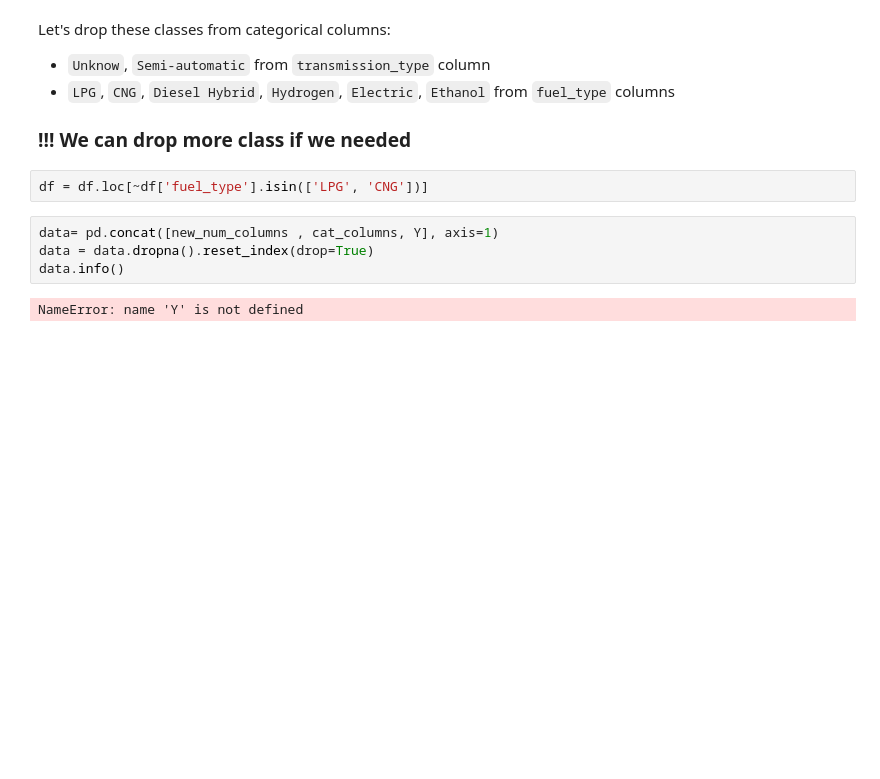
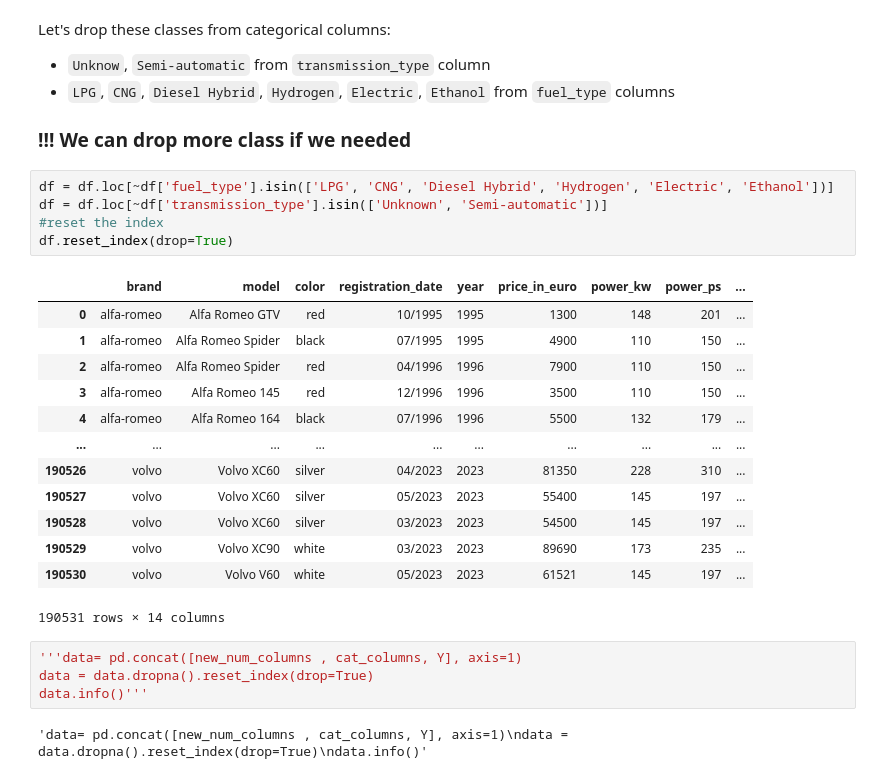
Before and after one commit to syl21b/Car-Price-Prediction, a Jupyter notebook: car-price-prediction.ipynb, the cells around one changed output. Drawn from its saved outputs; the diff is of its cells as text; blank space fills up the shorter version.

```diff
--- a/car-price-prediction.ipynb
+++ b/car-price-prediction.ipynb
@@ -331,11 +378,28 @@ Let's drop these classes from categorical columns:<br>
 * `LPG`, `CNG`, `Diesel Hybrid`, `Hydrogen`, `Electric`, `Ethanol` from `fuel_type` columns
 
 ### **!!! We can drop more class if we needed**
-# %%
-df = df.loc[~df['fuel_type'].isin(['LPG', 'CNG'])]
+# %%
+df = df.loc[~df['fuel_type'].isin(['LPG', 'CNG', 'Diesel Hybrid', 'Hydrogen', 'Electric', 'Ethanol'])]
+df = df.loc[~df['transmission_type'].isin(['Unknown', 'Semi-automatic'])]
+#reset the index
+df.reset_index(drop=True)
+# %% [output]
+|  | brand | model | color | registration_date | year | price_in_euro | power_kw | power_ps | ... |
+| 0 | alfa-romeo | Alfa Romeo GTV | red | 10/1995 | 1995 | 1300 | 148 | 201 | ... |
+| 1 | alfa-romeo | Alfa Romeo Spider | black | 07/1995 | 1995 | 4900 | 110 | 150 | ... |
+| 2 | alfa-romeo | Alfa Romeo Spider | red | 04/1996 | 1996 | 7900 | 110 | 150 | ... |
+| 3 | alfa-romeo | Alfa Romeo 145 | red | 12/1996 | 1996 | 3500 | 110 | 150 | ... |
+| 4 | alfa-romeo | Alfa Romeo 164 | black | 07/1996 | 1996 | 5500 | 132 | 179 | ... |
+| ... | ... | ... | ... | ... | ... | ... | ... | ... | ... |
+| 190526 | volvo | Volvo XC60 | silver | 04/2023 | 2023 | 81350 | 228 | 310 | ... |
+| 190527 | volvo | Volvo XC60 | silver | 05/2023 | 2023 | 55400 | 145 | 197 | ... |
+| 190528 | volvo | Volvo XC60 | silver | 03/2023 | 2023 | 54500 | 145 | 197 | ... |
+| 190529 | volvo | Volvo XC90 | white | 03/2023 | 2023 | 89690 | 173 | 235 | ... |
+| 190530 | volvo | Volvo V60 | white | 05/2023 | 2023 | 61521 | 145 | 197 | ... |
+190531 rows × 14 columns
 # %%
-data= pd.concat([new_num_columns , cat_columns, Y], axis=1)
+'''data= pd.concat([new_num_columns , cat_columns, Y], axis=1)
 data = data.dropna().reset_index(drop=True)
-data.info()
+data.info()'''
 # %% [output]
-NameError: name 'Y' is not defined
+'data= pd.concat([new_num_columns , cat_columns, Y], axis=1)\ndata = data.dropna().reset_index(drop=True)\ndata.info()'
```
Also changed, not shown: parts of 5 cells of this notebook, 1 other file.
